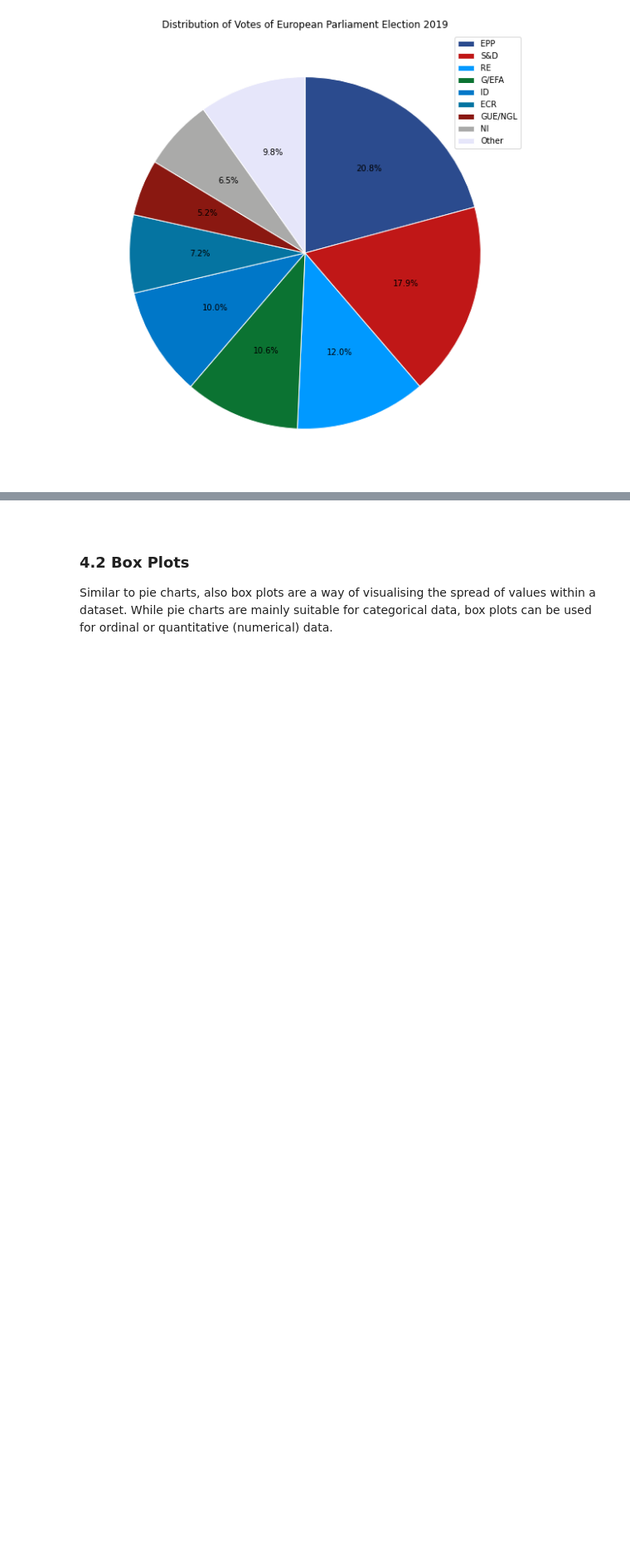
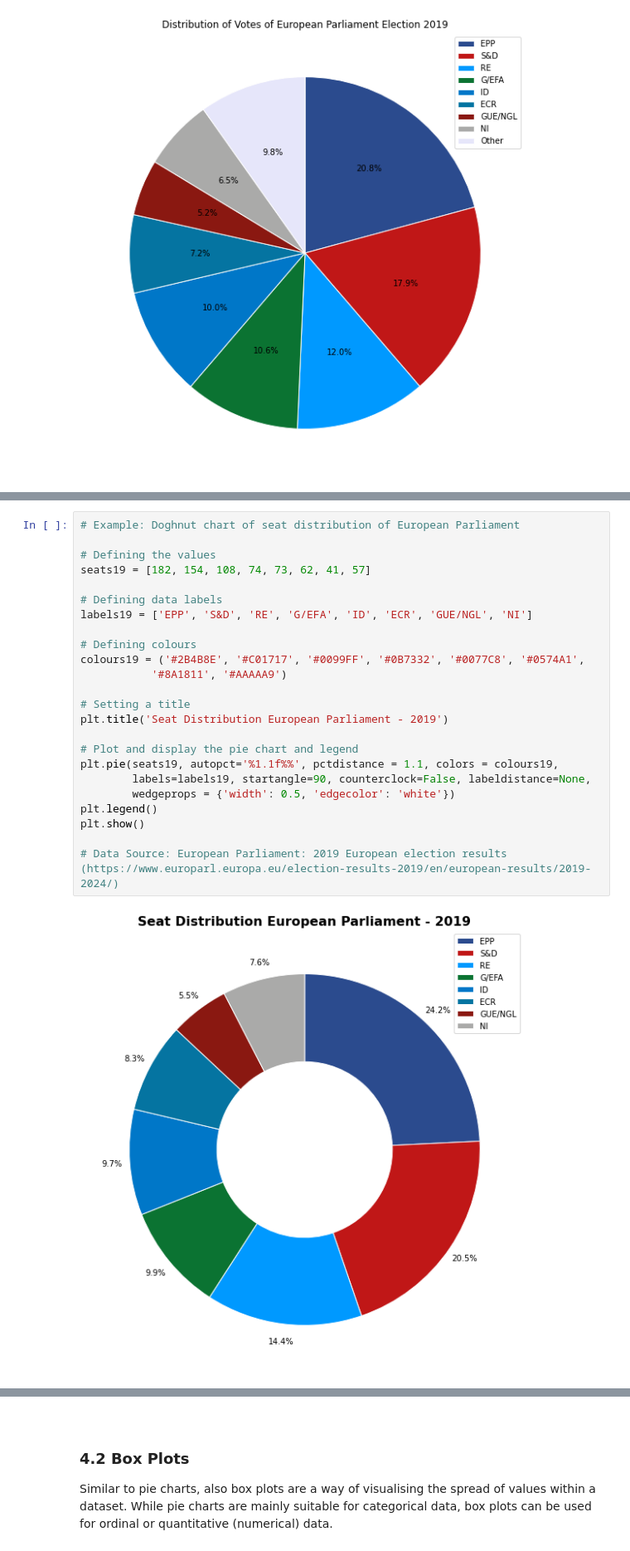
Before and after one commit to ssteffens/fundamentals-data-analysis-assessment, a Jupyter notebook: pyplot.ipynb, the cells around one changed output, grey strips where cells are left out. Shown at 83% size. Saved outputs shown, nothing was run; the diff lists cells and outputs as text; blank space fills up the shorter version.

Commit message:
Pyplot - Update Pie chart variations

```diff
--- a/pyplot.ipynb
+++ b/pyplot.ipynb
@@ -713,0 +685,26 @@ Variations:
+# %%
+# Example: Doghnut chart of seat distribution of European Parliament
+
+# Defining the values
+seats19 = [182, 154, 108, 74, 73, 62, 41, 57]
+
+# Defining data labels
+labels19 = ['EPP', 'S&D', 'RE', 'G/EFA', 'ID', 'ECR', 'GUE/NGL', 'NI']
+
+# Defining colours
+colours19 = ('#2B4B8E', '#C01717', '#0099FF', '#0B7332', '#0077C8', '#0574A1',
+           '#8A1811', '#AAAAA9')
+
+# Setting a title
+plt.title('Seat Distribution European Parliament - 2019')
+
+# Plot and display the pie chart and legend
+plt.pie(seats19, autopct='%1.1f%%', pctdistance = 1.1, colors = colours19,
+        labels=labels19, startangle=90, counterclock=False, labeldistance=None,
+        wedgeprops = {'width': 0.5, 'edgecolor': 'white'})
+plt.legend()
+plt.show()
+
+# Data Source: European Parliament: 2019 European election results (https://www.europarl.europa.eu/election-results-2019/en/european-results/2019-2024/)
+# %% [output]
+[figure, added]
```
Also changed, not shown: parts of 7 cells of this notebook.
